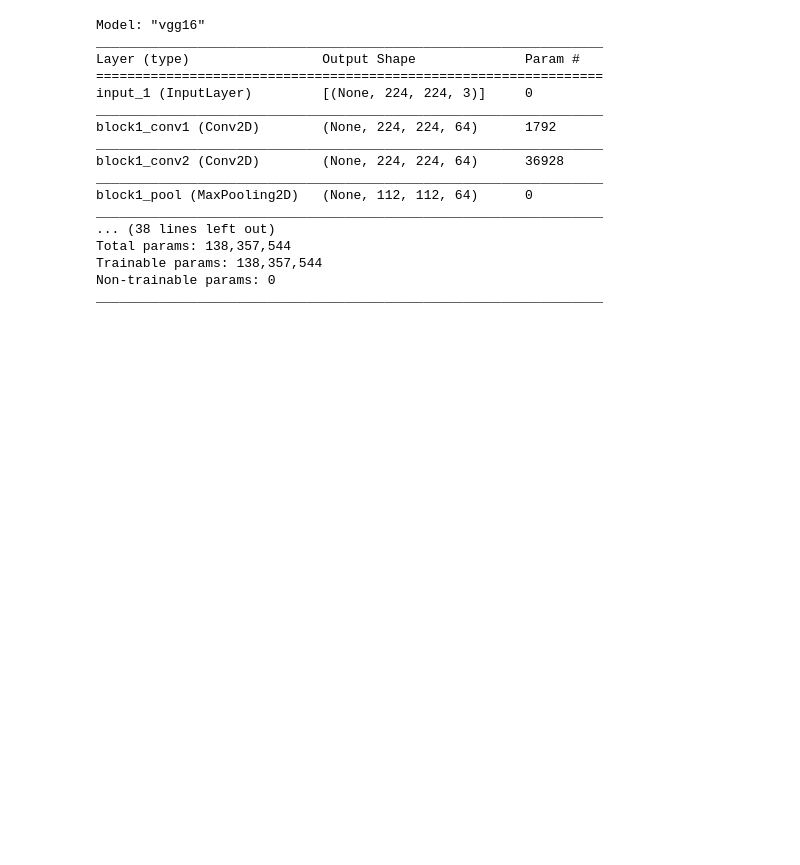
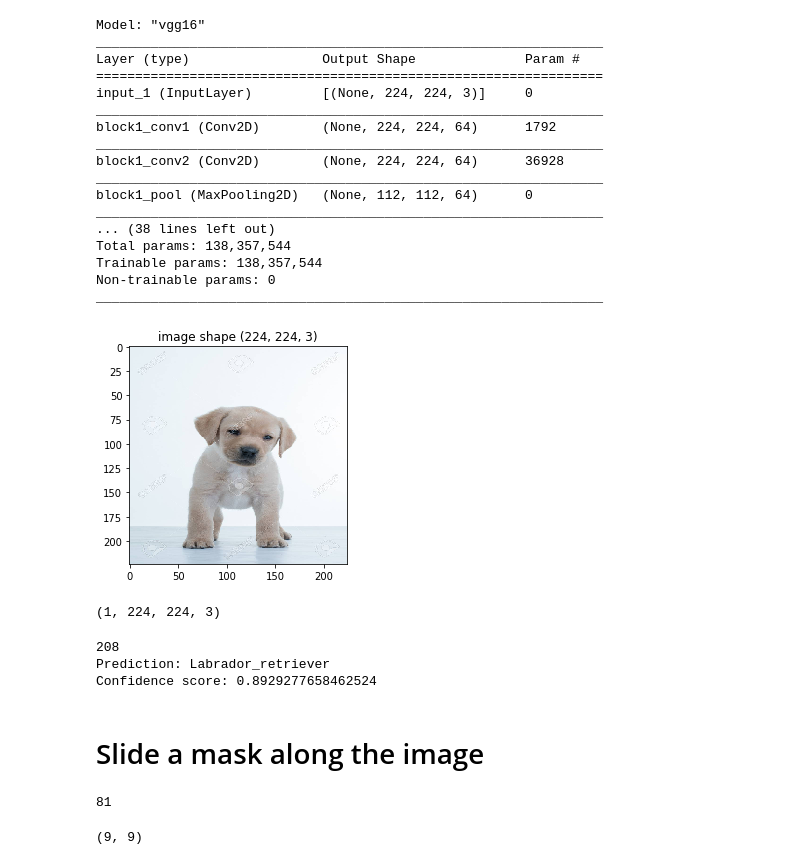
Before and after one commit to Abhijit-2592/visualizing_cnns, a Jupyter notebook: occlusion_experiment.ipynb, the cells around one changed output. Cells and saved outputs as stored; diff of their text form; code cells hidden in the pictures; blank space fills up the shorter version.

```diff
--- a/occlusion_experiment.ipynb
+++ b/occlusion_experiment.ipynb
@@ -45,3 +45,10 @@ Total params: 138,357,544
 Trainable params: 138,357,544
 Non-trainable params: 0
 _________________________________________________________________
+# %%
+image = np.array(tf.keras.preprocessing.image.load_img(path="./images/labrador.jpeg",target_size=(224,224)))
+plt.title("image shape {}".format(image.shape))
+plt.imshow(image)
+plt.show()
+# %% [output]
+[figure, added]
@@ -47,0 +58,20 @@ _________________________________________________________________
+# %%
+preprocessed_image = tf.keras.applications.vgg16.preprocess_input(image.astype(np.float32))
+input_image = np.expand_dims(preprocessed_image, axis=0)  # Needs to be of shape (1, 224, 244, 3)
+print(input_image.shape)
+# %% [output]
+(1, 224, 224, 3)
+# %%
+predictions = np.squeeze(model.predict(input_image))
+prediction_index = np.argmax(predictions)
+print(prediction_index)
+prediction_class = labelmap[str(prediction_index)]
+prediction_score = predictions[prediction_index]
+
+print("Prediction: {}\nConfidence score: {}".format(prediction_class, prediction_score))
+# %% [output]
+208
+Prediction: Labrador_retriever
+Confidence score: 0.8929277658462524
+# %% [markdown]
+# Slide a mask along the image
@@ -47,0 +86,4 @@ _________________________________________________________________
+# %%
+len(masked_images)
+# %% [output]
+81
@@ -47,0 +122,5 @@ _________________________________________________________________
+# %%
+image_size = (int(np.sqrt(len(masked_images))), int(np.sqrt(len(masked_images))))
+print(image_size)
+# %% [output]
+(9, 9)
```
Also changed, not shown: parts of 14 cells of this notebook.
